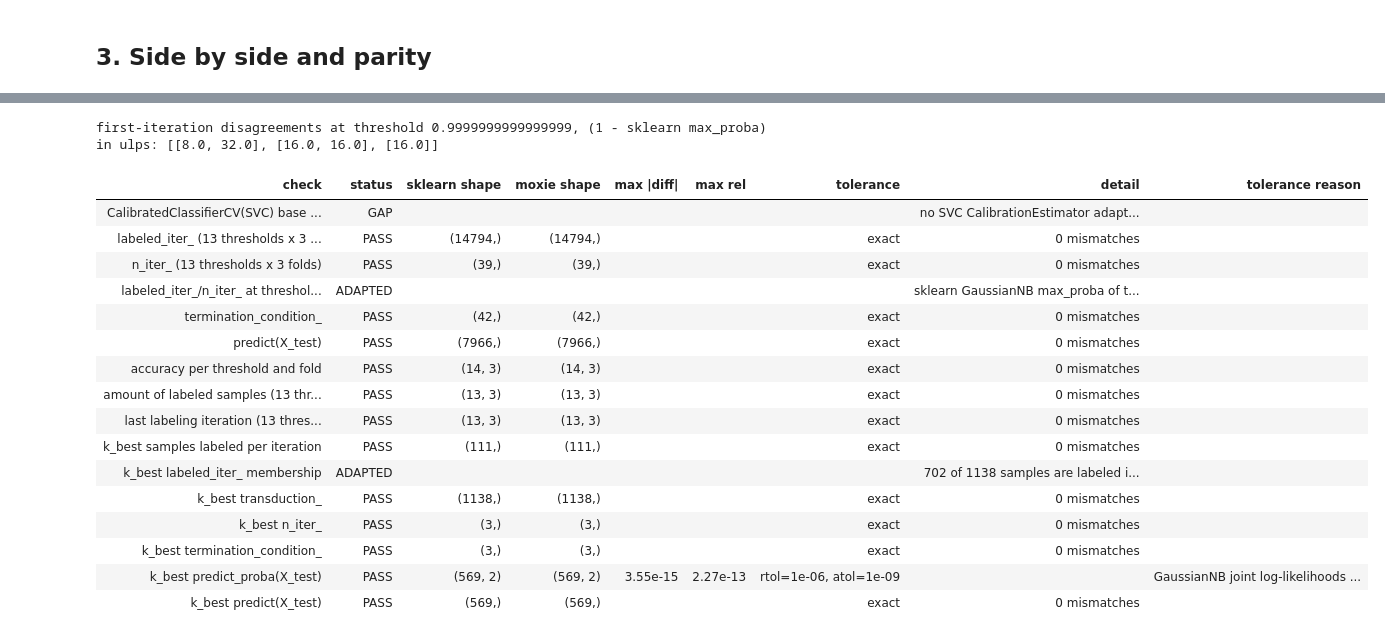
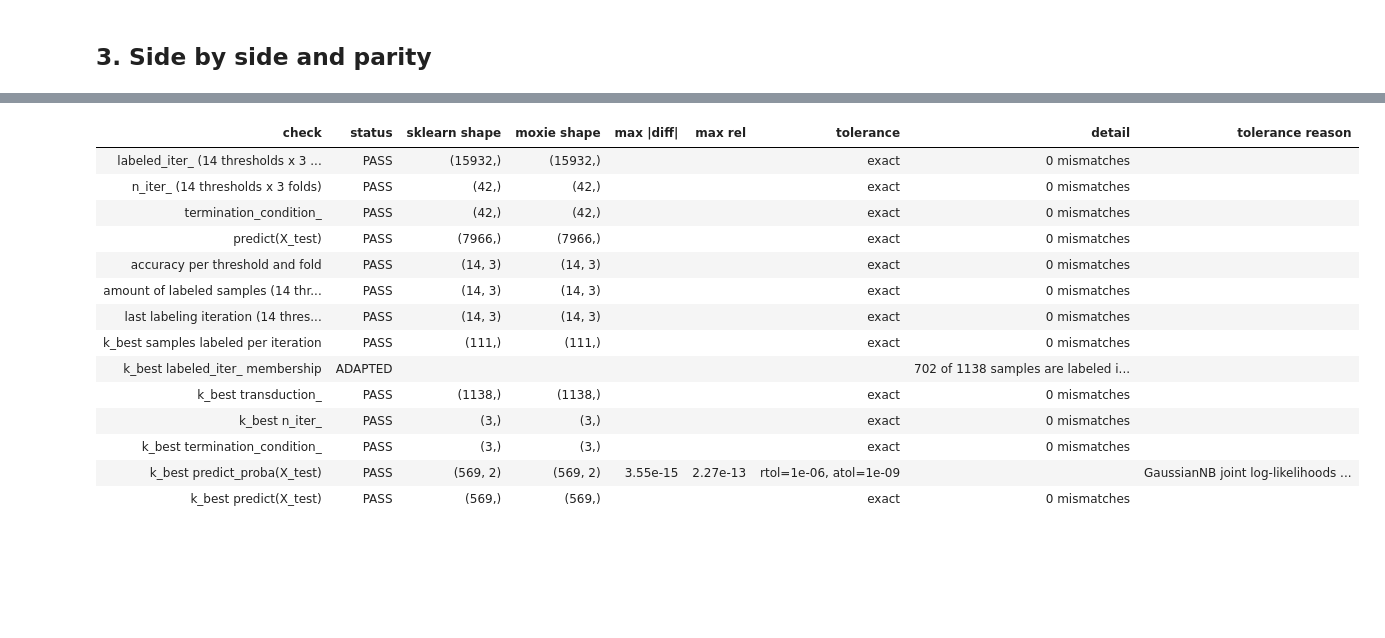
Before and after one commit to idlab-discover/moxie, a Jupyter notebook: notebooks/semi_supervised/plot_self_training_varying_threshold.ipynb, the cells around one changed output, grey strips where cells are left out. Saved outputs shown, nothing was run; the diff lists cells and outputs as text; code cells hidden in the pictures; blank space fills up the shorter version.

```diff
--- a/notebooks/semi_supervised/plot_self_training_varying_threshold.ipynb
+++ b/notebooks/semi_supervised/plot_self_training_varying_threshold.ipynb
@@ -41,6 +38,8 @@ from sklearn import datasets
 from sklearn.metrics import accuracy_score
 from sklearn.model_selection import StratifiedKFold
 from sklearn.naive_bayes import GaussianNB
+from sklearn.calibration import CalibratedClassifierCV
+from sklearn.svm import SVC
 from sklearn.semi_supervised import SelfTrainingClassifier
 from sklearn.utils import shuffle
 
@@ -52,7 +51,7 @@ y_true = y.copy()
 y[50:] = -1
 total_samples = y.shape[0]
 
-base_classifier = GaussianNB()  # adapted: CalibratedClassifierCV(SVC(gamma=0.001, random_state=42))
+base_classifier = CalibratedClassifierCV(SVC(gamma=0.001, random_state=42))
 
 x_values = np.arange(0.4, 1.05, 0.05)
 x_values = np.append(x_values, 0.99999)
@@ -171,7 +188,6 @@ def main() raises:
 # %%
 mx = nb.results["self_training_thresholds"]
 mx_scores = np.empty_like(scores); mx_labeled = np.empty_like(amount_labeled); mx_iters = np.empty_like(amount_iterations)
-k = 0
 for i in range(len(x_values)):
     for fold, (train_index, test_index) in enumerate(folds):
         li = mx[f"labeled_iter_{i}_{fold}"]
@@ -184,7 +200,7 @@ for col, (name, sc, lab, it) in enumerate([("sklearn", scores, amount_labeled, a
                                             ("Moxie", mx_scores, mx_labeled, mx_iters)]):
     ax1 = axes[0, col]
     ax1.errorbar(x_values, sc.mean(axis=1), yerr=sc.std(axis=1), capsize=2, color="b")
-    ax1.set_ylabel("Accuracy", color="b"); ax1.set_title(name + " (GaussianNB base)")
+    ax1.set_ylabel("Accuracy", color="b"); ax1.set_title(name + " (calibrated SVC)")
     ax2 = ax1.twinx()
     ax2.errorbar(x_values, lab.mean(axis=1), yerr=lab.std(axis=1), capsize=2, color="g")
     ax2.set_ylim(bottom=0); ax2.set_ylabel("Amount of labeled samples", color="g")
@@ -202,64 +218,41 @@ moxie
 # %%
-nb.note("CalibratedClassifierCV(SVC) base estimator", "GAP",
-        "no SVC CalibrationEstimator adapter (calibration PR #11 part 1) and no self-training adapter for "
-        "CalibratedClassifierCV or other Moxie classifiers (semi_supervised tracking PR part 1); GaussianNB substituted")
-# Threshold index 12 is 0.9999999999999999 (one ulp below 1). GaussianNB probabilities a few ulp below 1
-# decide selection there; see the ADAPTED note. Every other threshold is compared exactly.
-keep = [i for i in range(len(x_values)) if i != 12]
-nb.compare("labeled_iter_ (13 thresholds x 3 folds)", np.concatenate([sk_labeled_iter[3 * i + f] for i in keep for f in range(3)]),
-           np.concatenate([mx[f"labeled_iter_{i}_{f}"] for i in keep for f in range(3)]), exact=True)
-nb.compare("n_iter_ (13 thresholds x 3 folds)", [sk_n_iter[3 * i + f] for i in keep for f in range(3)],
-           [mx["n_iter"][3 * i + f] for i in keep for f in range(3)], exact=True)
-ulp_rows = []
-for f, (train_index, _) in enumerate(folds):
-    Xt, yt = X[train_index], y[train_index]
-    has = yt != -1
-    p = GaussianNB().fit(Xt[has], yt[has]).predict_proba(Xt[~has]).max(axis=1)
-    first = mx[f"labeled_iter_12_{f}"][np.nonzero(~has)[0]] == 1
-    flipped = np.nonzero(first != (p > x_values[12]))[0]
-    ulp_rows.append(((1 - p[flipped]) / np.spacing(x_values[12])).round(1).tolist())
-print("first-iteration disagreements at threshold 0.9999999999999999, (1 - sklearn max_proba) in ulps:", ulp_rows)
-nb.note("labeled_iter_/n_iter_ at threshold 0.9999999999999999", "ADAPTED",
-        f"sklearn GaussianNB max_proba of the flipped samples is {ulp_rows} ulp (1.1e-16) below 1, i.e. below the threshold; "
-        "Moxie GaussianNB.predict_log_proba rounds log-sum-exp to exactly jll_max there (scipy gives -8.9e-16), "
-        "so the probability is 1.0 > threshold. A naive_bayes rounding difference within its 2e-9 parity bound, "
-        "not a self-training defect; predictions and accuracy still agree exactly")
+nb.compare("labeled_iter_ (14 thresholds x 3 folds)", np.concatenate([sk_labeled_iter[3 * i + f] for i in range(len(x_values)) for f in range(3)]),
+           np.concatenate([mx[f"labeled_iter_{i}_{f}"] for i in range(len(x_values)) for f in range(3)]), exact=True)
+nb.compare("n_iter_ (14 thresholds x 3 folds)", [sk_n_iter[3 * i + f] for i in range(len(x_values)) for f in range(3)],
+           [mx["n_iter"][3 * i + f] for i in range(len(x_values)) for f in range(3)], exact=True)
 nb.compare("termination_condition_", np.array(sk_term), mx["termination"], exact=True)
 nb.compare("predict(X_test)", np.concatenate(sk_pred),
            np.concatenate([mx[f"pred_{i}_{f}"] for i in range(len(x_values)) for f in range(3)]), exact=True)
 nb.compare("accuracy per threshold and fold", scores, mx_scores, exact=True)
-nb.compare("amount of labeled samples (13 thresholds)", amount_labeled[keep], mx_labeled[keep], exact=True)
-nb.compare("last labeling iteration (13 thresholds)", amount_iterations[keep], mx_iters[keep], exact=True)
+nb.compare("amount of labeled samples (14 thresholds)", amount_labeled, mx_labeled, exact=True)
+nb.compare("last labeling iteration (14 thresholds)", amount_iterations, mx_iters, exact=True)
 nb.compare("k_best samples labeled per iteration", np.concatenate([np.bincount(k[0] + 1) for k in kb]),
            np.concatenate([np.bincount(mx[f"kb_labeled_iter{f}"] + 1) for f in range(3)]), exact=True)
 kb_diff = int(sum((k[0] != mx[f"kb_labeled_iter{f}"]).sum() for f, k in enumerate(kb)))
 nb.note("k_best labeled_iter_ membership", "ADAPTED",
         f"{kb_diff} of 1138 samples are labeled in a different iteration: many unlabeled samples have probability exactly 1.0, "
         "so the top-10 set is tied; Moxie takes ties in input order, NumPy's argpartition (introselect) in an "
         "implementation-defined order (documented in docs/api-surface.md). Per-iteration counts and the final "
         "transduction_ agree exactly")
 nb.compare("k_best transduction_", np.concatenate([k[3] for k in kb]),
            np.concatenate([mx[f"kb_transduction{f}"] for f in range(3)]), exact=True)
 nb.compare("k_best n_iter_", [k[1] for k in kb], [mx[f"kb_n_iter{f}"][0] for f in range(3)], exact=True)
 nb.compare("k_best termination_condition_", np.array([k[2] for k in kb]), mx["kb_termination"], exact=True)
 nb.compare("k_best predict_proba(X_test)", np.vstack([k[4] for k in kb]), np.vstack([mx[f"kb_proba{f}"] for f in range(3)]),
            rtol=1e-6, atol=1e-9, reason="GaussianNB joint log-likelihoods of 30 features in Float64; exp of differing "
            "rounding in log-sum-exp; same tolerance class as the family GaussianNB parity (2e-9 absolute)")
 nb.compare("k_best predict(X_test)", np.concatenate([k[5] for k in kb]), np.concatenate([mx[f"kb_pred{f}"] for f in range(3)]), exact=True)
 nb.report()
 nb.assert_parity()
 # %% [output]
-first-iteration disagreements at threshold 0.9999999999999999, (1 - sklearn max_proba) in ulps: [[8.0, 32.0], [16.0, 16.0], [16.0]]
 | check | status | sklearn shape | moxie shape | max |diff| | max rel | tolerance | detail | tolerance reason |
-| CalibratedClassifierCV(SVC) base ... | GAP |  |  |  |  |  | no SVC CalibrationEstimator adapt... |  |
-| labeled_iter_ (13 thresholds x 3 ... | PASS | (14794,) | (14794,) |  |  | exact | 0 mismatches |  |
-| n_iter_ (13 thresholds x 3 folds) | PASS | (39,) | (39,) |  |  | exact | 0 mismatches |  |
-| labeled_iter_/n_iter_ at threshol... | ADAPTED |  |  |  |  |  | sklearn GaussianNB max_proba of t... |  |
+| labeled_iter_ (14 thresholds x 3 ... | PASS | (15932,) | (15932,) |  |  | exact | 0 mismatches |  |
+| n_iter_ (14 thresholds x 3 folds) | PASS | (42,) | (42,) |  |  | exact | 0 mismatches |  |
 | termination_condition_ | PASS | (42,) | (42,) |  |  | exact | 0 mismatches |  |
 | predict(X_test) | PASS | (7966,) | (7966,) |  |  | exact | 0 mismatches |  |
 | accuracy per threshold and fold | PASS | (14, 3) | (14, 3) |  |  | exact | 0 mismatches |  |
-| amount of labeled samples (13 thr... | PASS | (13, 3) | (13, 3) |  |  | exact | 0 mismatches |  |
-| last labeling iteration (13 thres... | PASS | (13, 3) | (13, 3) |  |  | exact | 0 mismatches |  |
+| amount of labeled samples (14 thr... | PASS | (14, 3) | (14, 3) |  |  | exact | 0 mismatches |  |
+| last labeling iteration (14 thres... | PASS | (14, 3) | (14, 3) |  |  | exact | 0 mismatches |  |
 | k_best samples labeled per iteration | PASS | (111,) | (111,) |  |  | exact | 0 mismatches |  |
 | k_best labeled_iter_ membership | ADAPTED |  |  |  |  |  | 702 of 1138 samples are labeled i... |  |
 | k_best transduction_ | PASS | (1138,) | (1138,) |  |  | exact | 0 mismatches |  |
```
Also changed, not shown: parts of 5 cells of this notebook, 5 other files.
